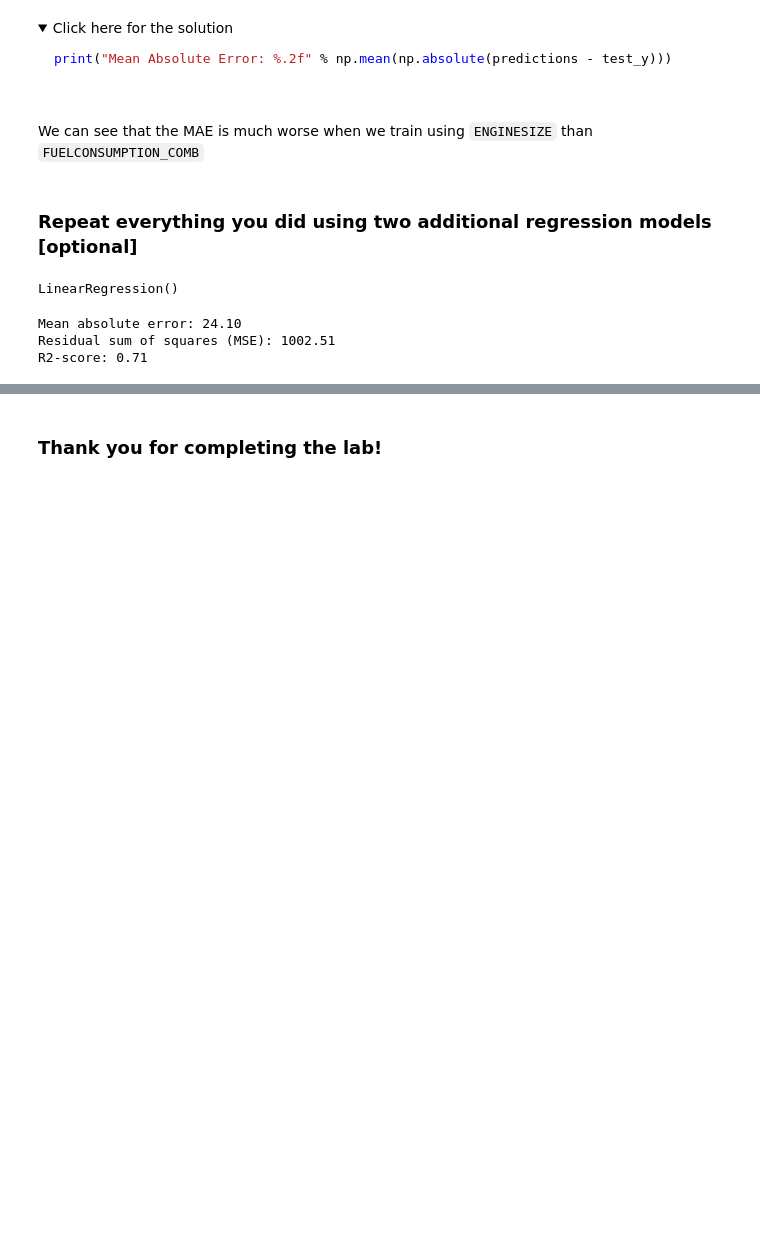
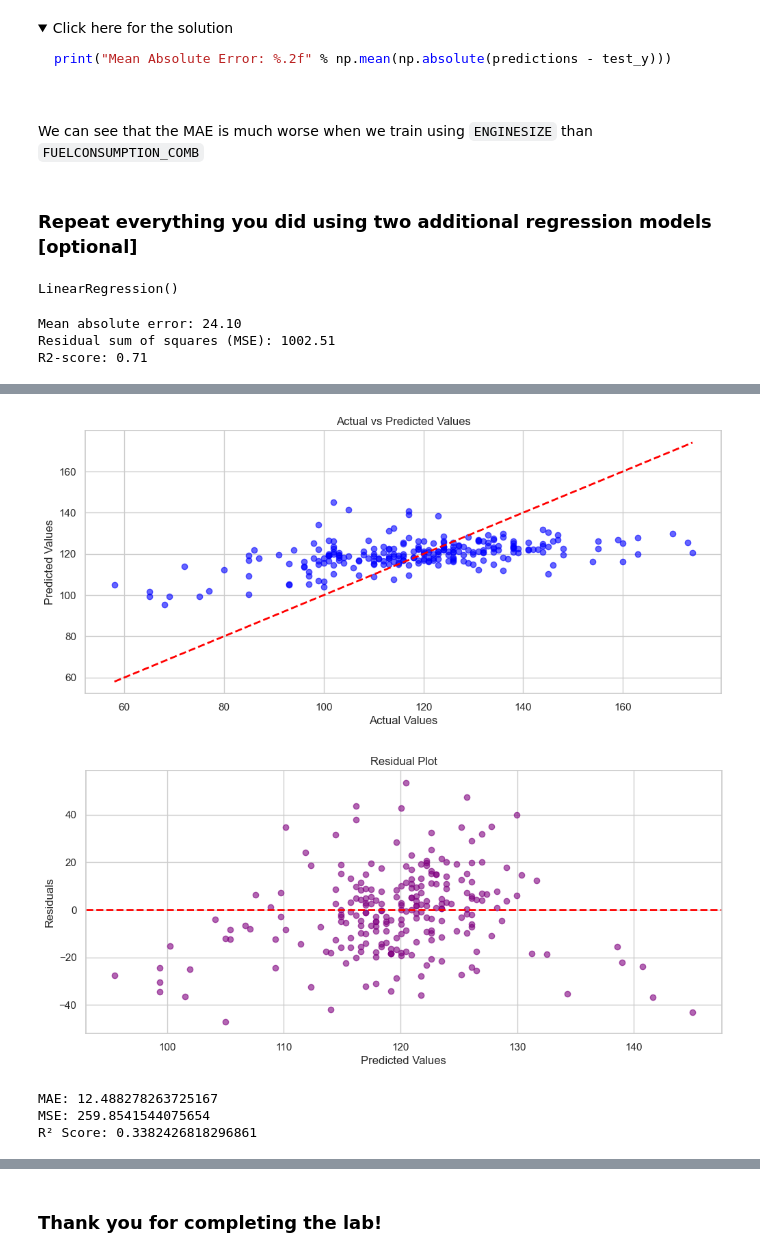
Before and after one commit to jepeto22/lab-simple-linear-regression, a Jupyter notebook: main.ipynb, the cells around one changed output, grey strips where cells are left out. Cells and saved outputs as stored; diff of their text form; code cells hidden in the pictures; folded sections open; blank space fills up the shorter version.

```diff
--- a/main.ipynb
+++ b/main.ipynb
@@ -375,0 +477,53 @@ ValueError: could not convert string to float: 'ILX'
+# %%
+# Settings for the visualizations
+import matplotlib.pylab as plt
+%matplotlib inline
+plt.rc('font', size=12)
+plt.rc('figure', figsize = (12, 5))
+
+import seaborn as sns
+sns.set_style("whitegrid")
+sns.set_context("notebook", font_scale=1, rc={"lines.linewidth": 2,'font.family': [u'times']})
+# %%
+# Final step is to plot the accuracy of the model:
+
+# Scatter plot of actual vs predicted values
+plt.scatter(y_test, y_test_pred, color='blue', alpha=0.6)
+plt.plot([y_test.min(), y_test.max()], [y_test.min(), y_test.max()], color='red', linestyle='--', linewidth=2)
+plt.xlabel("Actual Values")
+plt.ylabel("Predicted Values")
+plt.title("Actual vs Predicted Values")
+plt.show()
+
+# Residual plot
+residuals = y_test - y_test_pred
+plt.scatter(y_test_pred, residuals, color='purple', alpha=0.6)
+plt.axhline(y=0, color='red', linestyle='--', linewidth=2)
+plt.xlabel("Predicted Values")
+plt.ylabel("Residuals")
+plt.title("Residual Plot")
+plt.show()
+# %% [output]
+[figure, added]
+[figure, added]
+# %%
+#Let's do one last try with all variables.
+
+X = babies.drop(columns='bwt', axis=1)
+y = babies['bwt']
+
+X_train, X_test, y_train, y_test = train_test_split(X, y, test_size=0.2, random_state=42)
+
+babies_full_model = LinearRegression()
+
+babies_full_model.fit(X_train, y_train)
+
+y_test_fullmodel_pred = babies_full_model.predict(X_test)
+
+print("MAE:", mean_absolute_error(y_test, y_test_fullmodel_pred))
+print("MSE:", mean_squared_error(y_test, y_test_fullmodel_pred))
+print("R² Score:", r2_score(y_test, y_test_fullmodel_pred))
+# %% [output]
+MAE: 12.488278263725167
+MSE: 259.8541544075654
+R² Score: 0.3382426818296861
```
Also changed, not shown: parts of 17 cells of this notebook, 1 other file.
